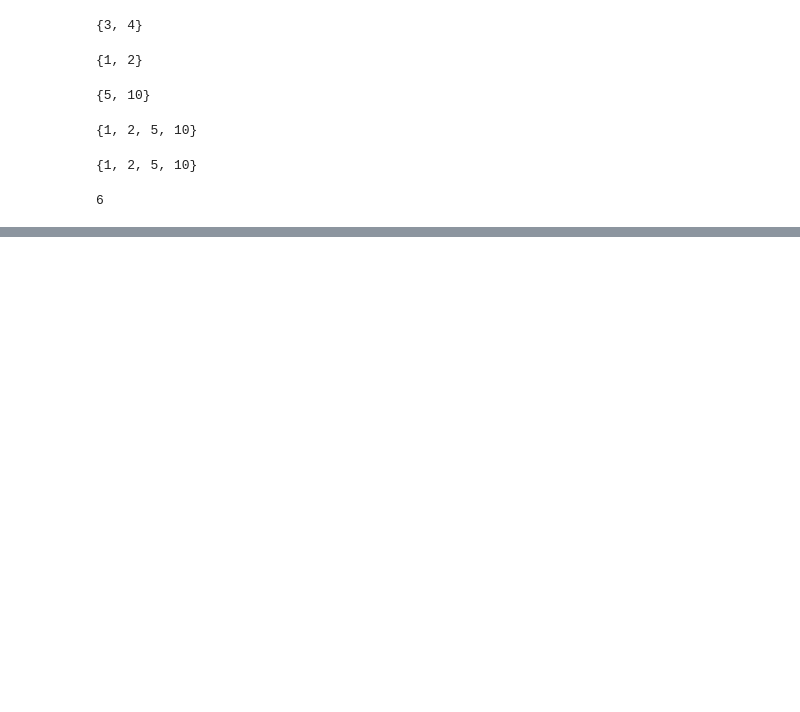
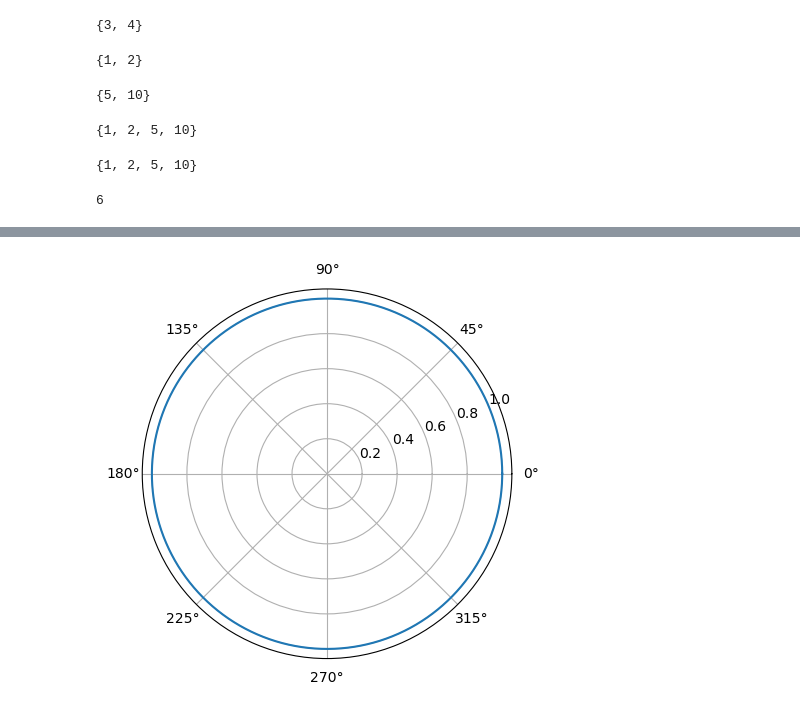
Before and after one commit to GalkaKG/Math-Concepts-for-Developers, a Jupyter notebook: 03. Basic algebra/Basic Algebra.ipynb, the cells around one changed output, grey strips where cells are left out. Cells and saved outputs as stored; diff of their text form; code cells hidden in the pictures; blank space fills up the shorter version.

```diff
--- a/03. Basic algebra/Basic Algebra.ipynb
+++ b/03. Basic algebra/Basic Algebra.ipynb
@@ -174,0 +254,8 @@ print(res)
+# %%
+r = [1] * 1000
+phi = np.linspace(0, 2 * np.pi, 1000)
+# %%
+plt.polar(phi, r)
+plt.show()
+# %% [output]
+[figure, added]
```
Also changed, not shown: parts of 15 cells of this notebook, 1 other file.
